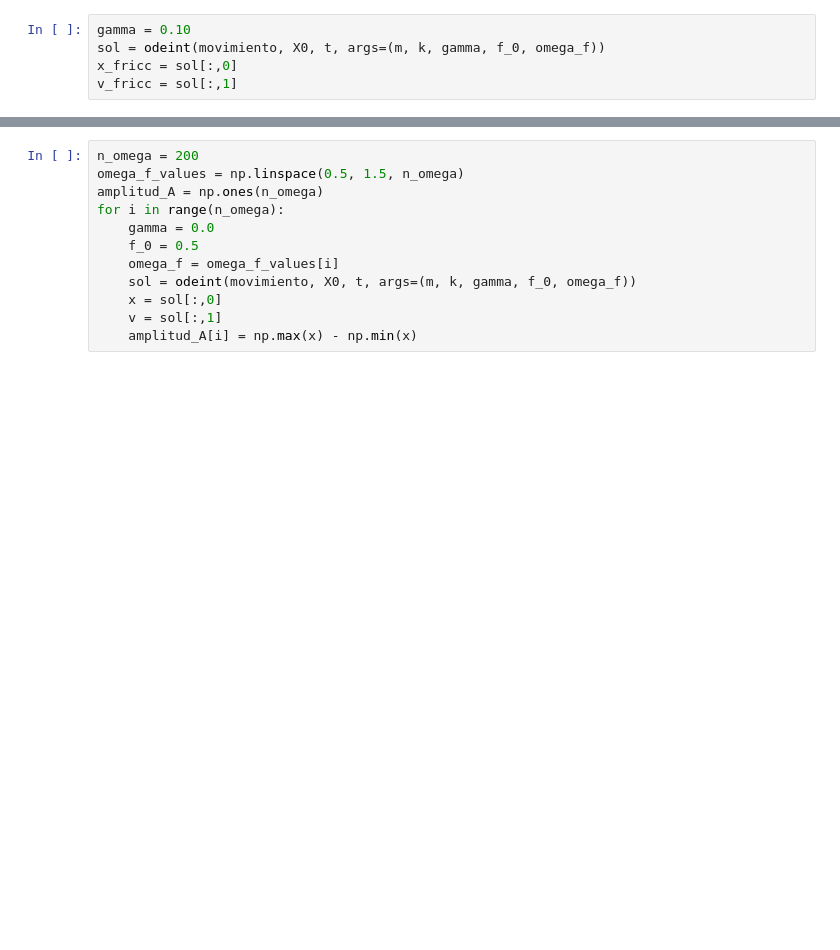
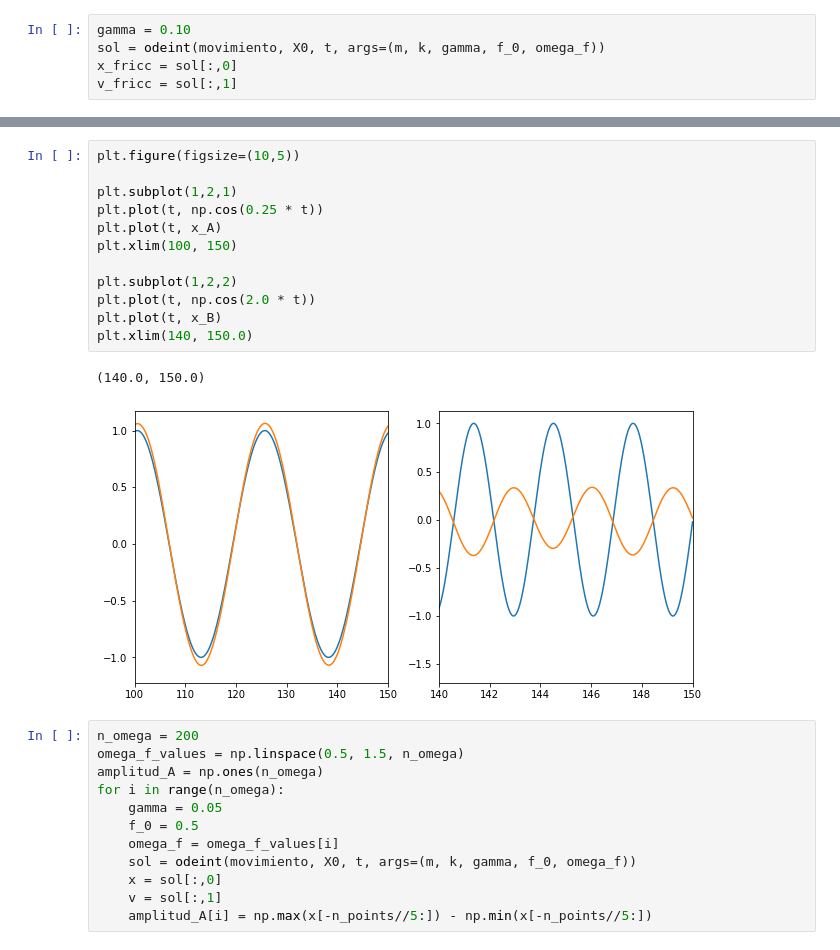
Before and after one commit to forero/ExperimentosDemostrativos, a Jupyter notebook: ondas/04_MAS_forzado.ipynb, the cells around one changed output, grey strips where cells are left out. Saved outputs shown, nothing was run; the diff lists cells and outputs as text; blank space fills up the shorter version.

```diff
--- a/ondas/04_MAS_forzado.ipynb
+++ b/ondas/04_MAS_forzado.ipynb
@@ -56,15 +82,30 @@ plt.plot(t, x_B)
+# %%
+plt.figure(figsize=(10,5))
+
+plt.subplot(1,2,1)
+plt.plot(t, np.cos(0.25 * t))
+plt.plot(t, x_A)
+plt.xlim(100, 150)
+
+plt.subplot(1,2,2)
+plt.plot(t, np.cos(2.0 * t))
+plt.plot(t, x_B)
+plt.xlim(140, 150.0)
+# %% [output]
+(140.0, 150.0)
+[figure, added]
 # %%
 n_omega = 200
 omega_f_values = np.linspace(0.5, 1.5, n_omega)
 amplitud_A = np.ones(n_omega)
 for i in range(n_omega):
-    gamma = 0.0
+    gamma = 0.05
     f_0 = 0.5
     omega_f = omega_f_values[i]
     sol = odeint(movimiento, X0, t, args=(m, k, gamma, f_0, omega_f))
     x = sol[:,0]
     v = sol[:,1]
-    amplitud_A[i] = np.max(x) - np.min(x)
+    amplitud_A[i] = np.max(x[-n_points//5:]) - np.min(x[-n_points//5:])
 # %%
 plt.plot(omega_f_values, amplitud_A)
 plt.grid()
```
Also changed, not shown: parts of 13 cells of this notebook.
